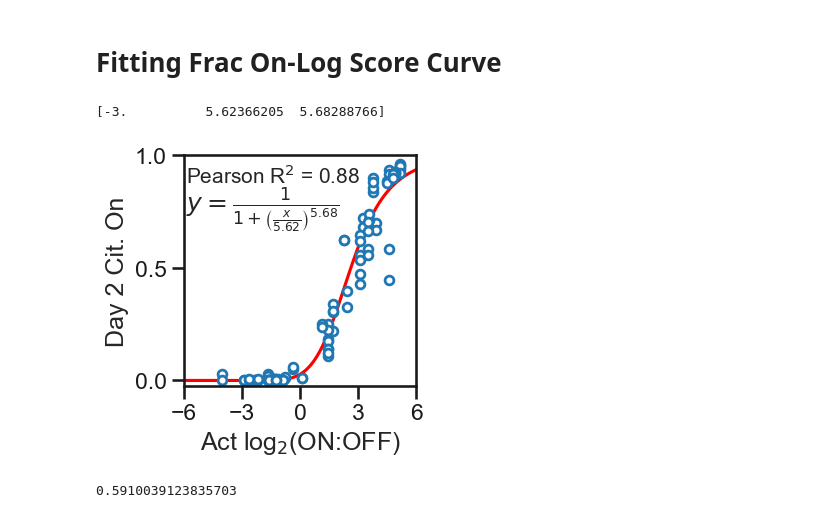
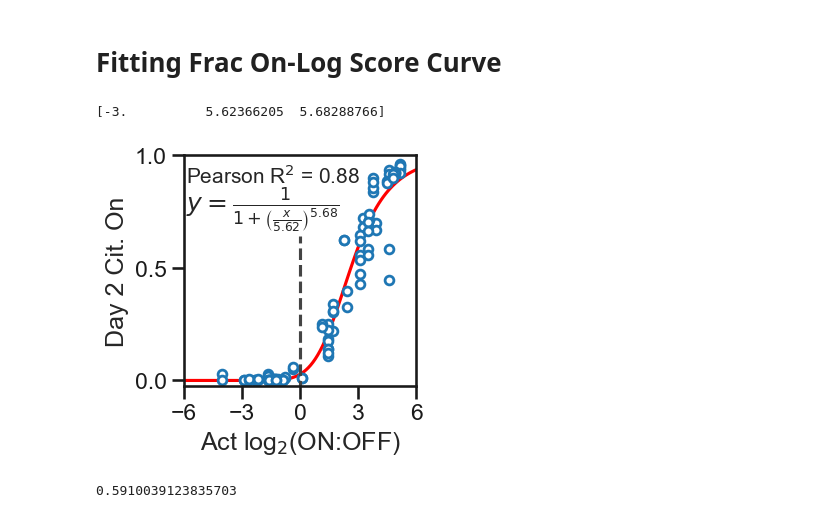
Before and after one commit to axmukund/corecruit_mukund22, a Jupyter notebook: fig_2/02_activator_validations/Generating Validation Plots.ipynb, the cells around one changed output. Saved outputs shown, nothing was run; the diff lists cells and outputs as text; code cells hidden in the pictures.

```diff
--- a/fig_2/02_activator_validations/Generating Validation Plots.ipynb
+++ b/fig_2/02_activator_validations/Generating Validation Plots.ipynb
@@ -643,6 +645,8 @@ popt, _ = curve_fit(
 print(popt)
 
 fig, ax = plt.subplots(figsize=(3, 3))
+
+ax.axvline(-0.0236, ymin = -0.025, ymax=0.65, color='#444444', linestyle='--')
 
 sns.scatterplot(
     data=sigdf,
@@ -656,34 +660,34 @@ sns.scatterplot(
 )
 
 ax.plot(
     np.linspace(-6, 6, 100),
     f_sigmoid(np.linspace(-6, 6, 100), *popt),
     color="red",
     zorder=-10,
 )
 
 xdf = cordf.dropna(subset=["avg_enrichment_d2", "Citrine On"])
 r, p = st.pearsonr(xdf["avg_enrichment_d2"], xdf["Citrine On"])
 ax.text(-5.9, 0.875, "Pearson R$^2$ = {:.2f}".format(r**2), fontsize=15)
 ax.text(
     x=-5.9,
     y=0.75,
     s="$y=\\frac{1}{1 + \\left( \\frac{x}{5.62} \\right)^{5.68}}}$",
     # t$=0$\nh$=2.36$\nn$=3.00$",
     fontsize=18,
 )
 
 ax.set_xlim(-6, 6)
 ax.set_xticks([-6, -3, 0, 3, 6])
 ax.set_ylim(-0.025, 1)
 ax.set_yticks([0, 0.5, 1])
 ax.set_xlabel("Act log$_2$(ON:OFF)")
 ax.set_ylabel("Day 2 Cit. On")
 
 fig.savefig("./act_sigmoid.pdf", bbox_inches="tight")
 # %% [output]
 [-3.          5.62366205  5.68288766]
-[figure, old version]
+[figure, new version]
 # %%
 def act_func(e):
     return f_sigmoid(e, *popt)[0]
```
Also changed, not shown: parts of 4 cells of this notebook, 26 other files.
